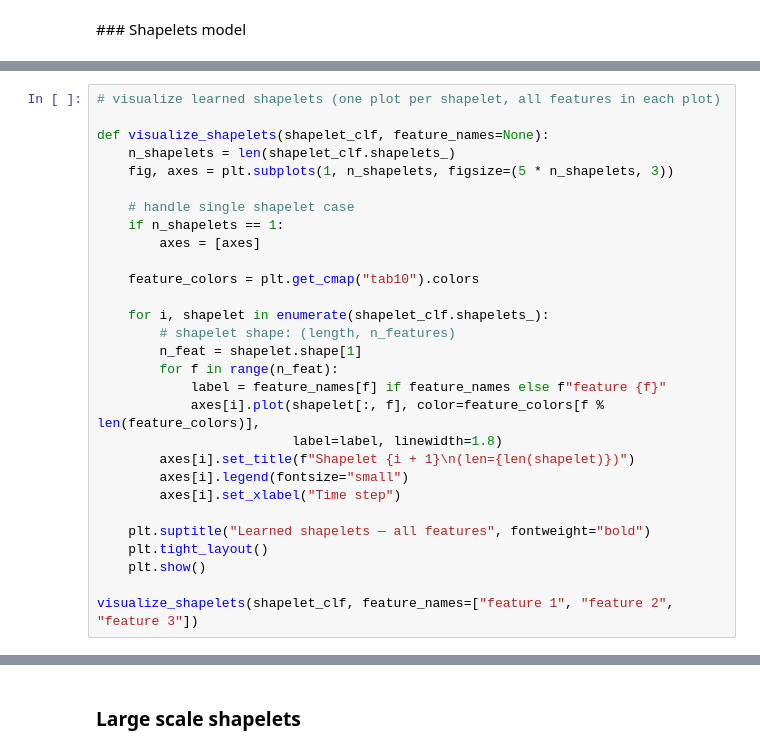
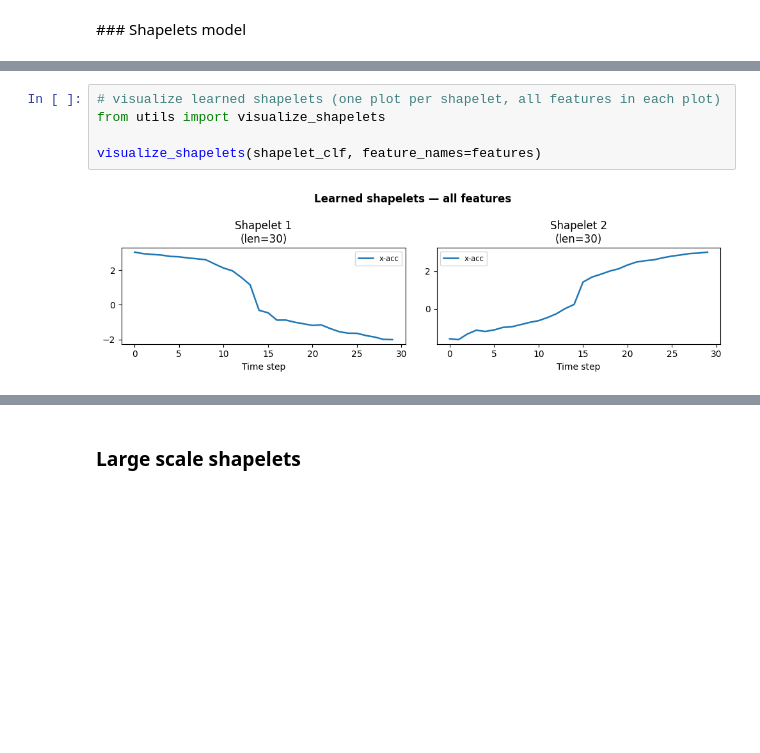
Before and after one commit to ia-p16/tslearn-workshop-2026, a Jupyter notebook: workshop.ipynb, the cells around one changed output, grey strips where cells are left out. Cells and saved outputs as stored; diff of their text form; blank space fills up the shorter version.

```diff
--- a/workshop.ipynb
+++ b/workshop.ipynb
@@ -259,30 +311,8 @@ visualize_classification_results(shapelet_clf, test_labels, y_pred_shapelets)
 # %%
 # visualize learned shapelets (one plot per shapelet, all features in each plot)
+from utils import visualize_shapelets
 
-def visualize_shapelets(shapelet_clf, feature_names=None):
-    n_shapelets = len(shapelet_clf.shapelets_)
-    fig, axes = plt.subplots(1, n_shapelets, figsize=(5 * n_shapelets, 3))
-
-    # handle single shapelet case
-    if n_shapelets == 1:
-        axes = [axes]
-
-    feature_colors = plt.get_cmap("tab10").colors
-
-    for i, shapelet in enumerate(shapelet_clf.shapelets_):
-        # shapelet shape: (length, n_features)
-        n_feat = shapelet.shape[1]
-        for f in range(n_feat):
-            label = feature_names[f] if feature_names else f"feature {f}"
-            axes[i].plot(shapelet[:, f], color=feature_colors[f % len(feature_colors)],
-                         label=label, linewidth=1.8)
-        axes[i].set_title(f"Shapelet {i + 1}\n(len={len(shapelet)})")
-        axes[i].legend(fontsize="small")
-        axes[i].set_xlabel("Time step")
-
-    plt.suptitle("Learned shapelets — all features", fontweight="bold")
-    plt.tight_layout()
-    plt.show()
-
-visualize_shapelets(shapelet_clf, feature_names=["feature 1", "feature 2", "feature 3"])
+visualize_shapelets(shapelet_clf, feature_names=features)
+# %% [output]
+[figure, added]
 # %%
```
Also changed, not shown: parts of 19 cells of this notebook.
